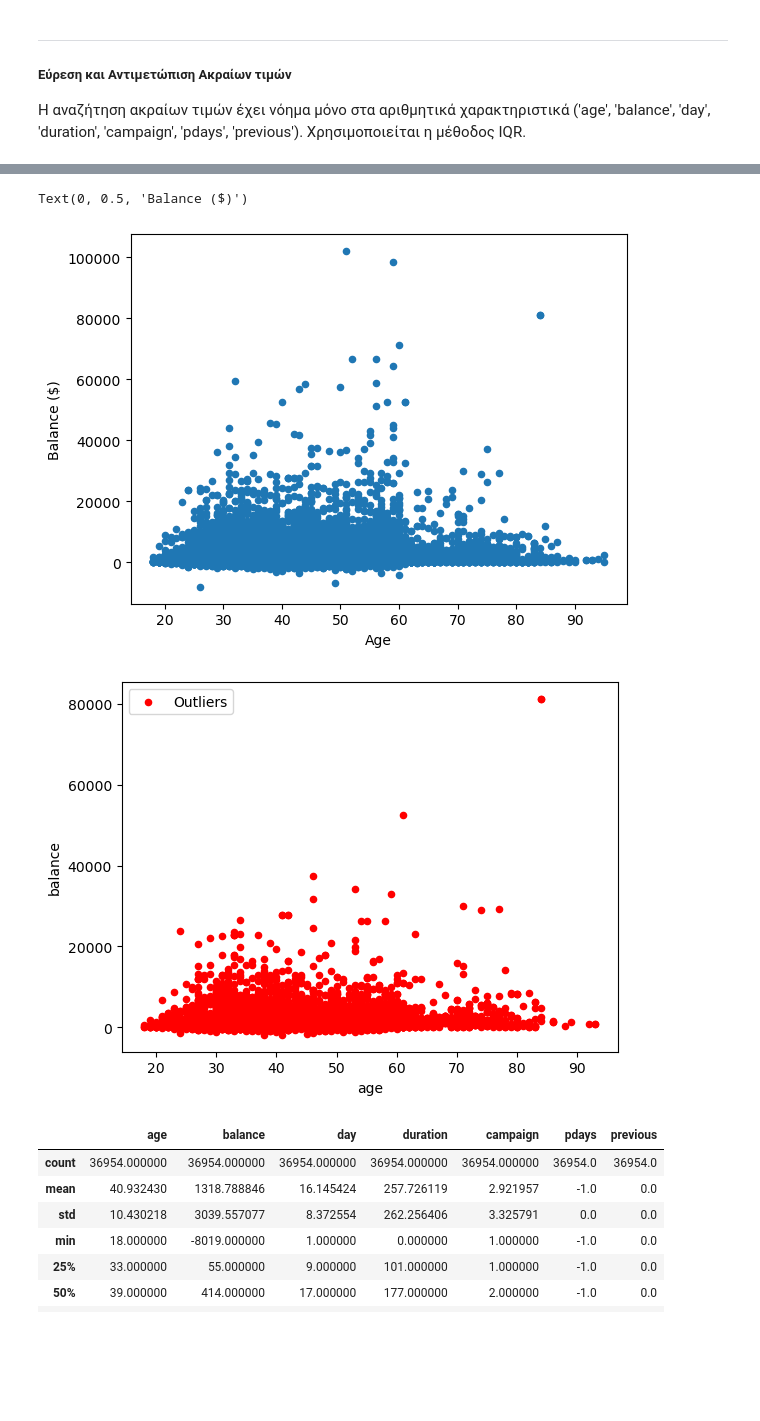
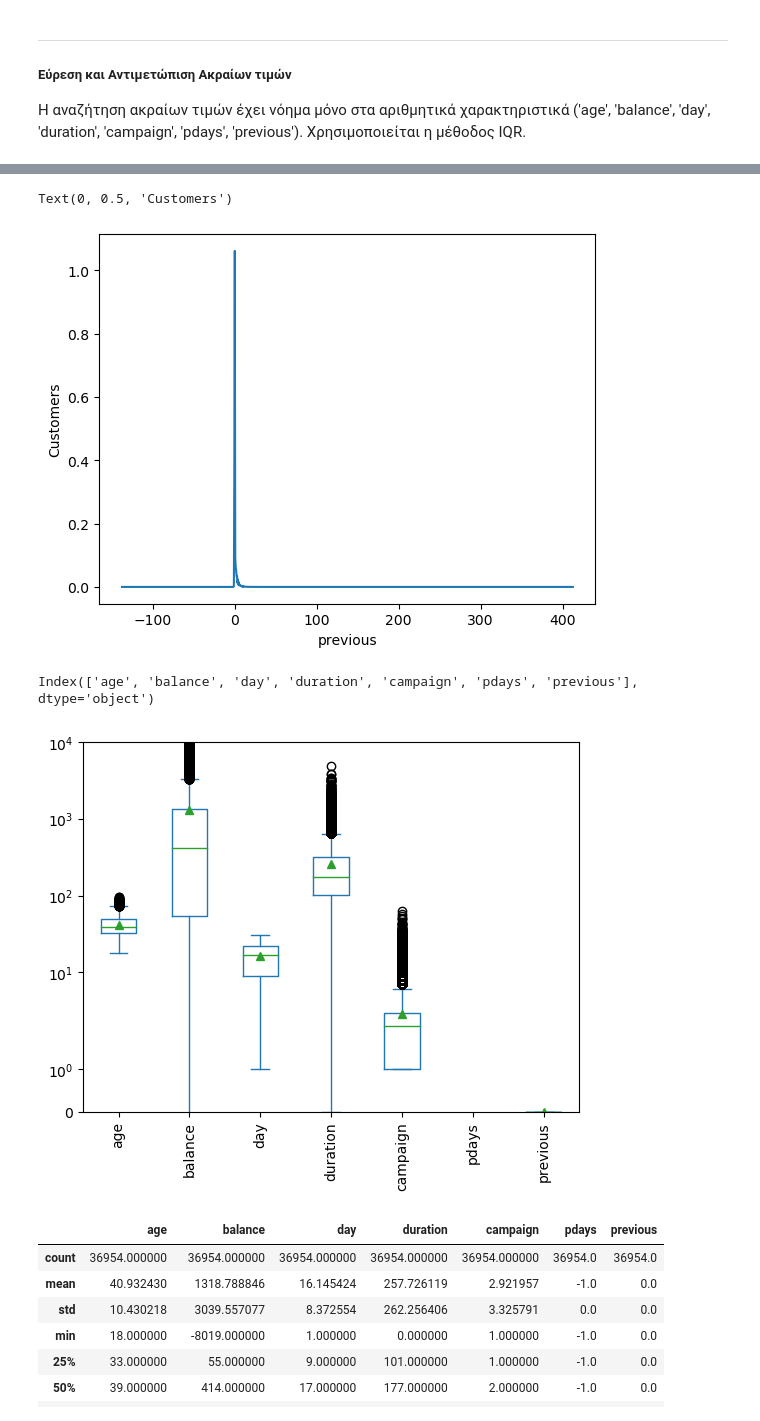
Before and after one commit to chMastellou/Data_Analysis_Assignment_2024, a Jupyter notebook: data_preprocessing/data_preprocessing.ipynb, the cells around one changed output, grey strips where cells are left out. Saved outputs shown, nothing was run; the diff lists cells and outputs as text; code cells hidden in the pictures; blank space fills up the shorter version.

```diff
--- a/data_preprocessing/data_preprocessing.ipynb
+++ b/data_preprocessing/data_preprocessing.ipynb
@@ -138,7 +189,16 @@ categorical_columns.describe()
+# %%
+fig, ax = plt.subplots(1,1)
+
+numeric_columns.previous.plot.density(ax=ax)
+ax.set_xlabel('previous')
+ax.set_ylabel('Customers')
+# %% [output]
+Text(0, 0.5, 'Customers')
+[figure, added]
 # %%
-clean_numeric_columns = numeric_columns.copy()
-for column in numeric_columns.columns:
-        # Calculate Q1 (25th percentile) and Q3 (75th percentile)
+# clean_numeric_columns = numeric_columns.copy()
+def clean_outliers(column):
+    # Calculate Q1 (25th percentile) and Q3 (75th percentile)
         Q1 = numeric_columns[column].quantile(0.25)
         Q3 = numeric_columns[column].quantile(0.75)
 
@@ -150,4 +210,9 @@ for column in numeric_columns.columns:
         upper_bound = Q3 + 1.5 * IQR
 
         # Remove rows where outliers exist for the current column
-        clean_numeric_columns = numeric_columns[(numeric_columns[column] >= lower_bound) & (numeric_columns[column] <= upper_bound)]
+        clean_numeric_column = numeric_columns[(numeric_columns[column] >= lower_bound) & (numeric_columns[column] <= upper_bound)]
+        return clean_numeric_column
+# %%
+numeric_columns.columns
+# %% [output]
+Index(['age', 'balance', 'day', 'duration', 'campaign', 'pdays', 'previous'], dtype='object')
@@ -154,20 +225,25 @@ for column in numeric_columns.columns:
 # %%
-outliers = numeric_columns[~numeric_columns.index.isin(clean_numeric_columns.index)]
-#outliers = clean_numeric_columns
+# outliers = numeric_columns[~numeric_columns.index.isin(clean_numeric_columns.index)]
+# #outliers = clean_numeric_columns
+
+# fig, ax = plt.subplots(1,1)
+
+# numeric_columns.plot.scatter(x='age',y='balance',ax=ax)
+# # Overlay outliers as red dots on the x-axis
+# # plt.scatter(outliers['balance'], np.zeros_like(outliers['balance']), color='red', marker='o', label='Outliers', zorder=5)
+# outliers.plot.scatter(x='age', y='balance',color='red', marker='o', label='Outliers', zorder=5)
+
+# ax.set_xlabel('Age')
+# ax.set_ylabel('Balance ($)')
 
 fig, ax = plt.subplots(1,1)
 
-numeric_columns.plot.scatter(x='age',y='balance',ax=ax)
-# Overlay outliers as red dots on the x-axis
-# plt.scatter(outliers['balance'], np.zeros_like(outliers['balance']), color='red', marker='o', label='Outliers', zorder=5)
-outliers.plot.scatter(x='age', y='balance',color='red', marker='o', label='Outliers', zorder=5)
+clean_numeric_columns.plot.box(ax=ax, rot=90, showmeans=True)
 
-ax.set_xlabel('Age')
-ax.set_ylabel('Balance ($)')
+ax.set_ylim(0, 10000)
+ax.set_yscale('symlog')
 # %% [output]
-Text(0, 0.5, 'Balance ($)')
-[figure, old version]
+[figure, new version]
-[figure, removed]
 # %%
 clean_numeric_columns.describe()
 # %% [output]
```
Also changed, not shown: parts of 13 cells of this notebook.
